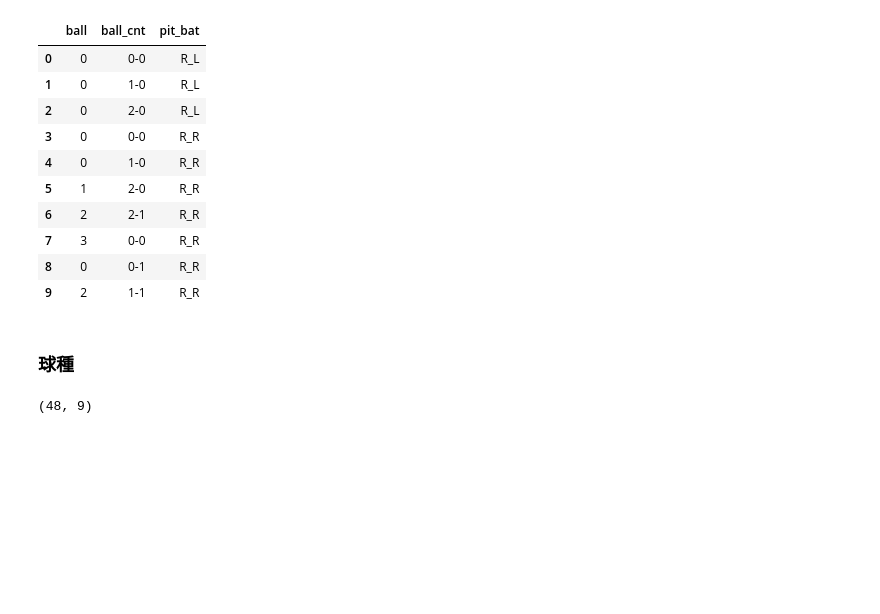
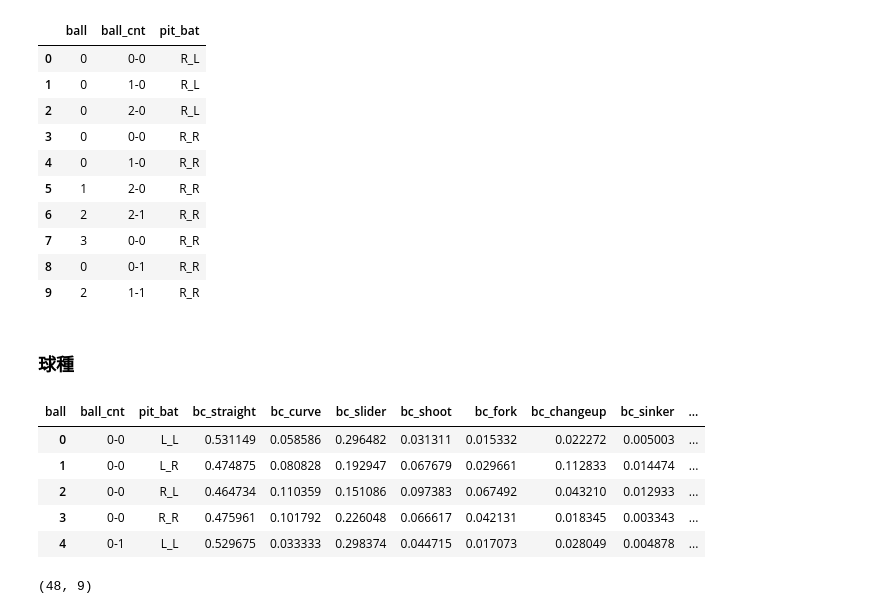
Before and after one commit to yumehara/baseball, a Jupyter notebook: Preprocess_pitch_agg.ipynb, the cells around one changed output. Cells and saved outputs as stored; diff of their text form; code cells hidden in the pictures; blank space fills up the shorter version.

```diff
--- a/Preprocess_pitch_agg.ipynb
+++ b/Preprocess_pitch_agg.ipynb
@@ -70,6 +70,15 @@ train_ball_pivot.rename(columns={
 }, inplace=True)
 # %%
 train_ball_pivot.fillna(0, inplace=True)
+# %%
+train_ball_pivot.head()
+# %% [output]
+| ball | ball_cnt | pit_bat | bc_straight | bc_curve | bc_slider | bc_shoot | bc_fork | bc_changeup | bc_sinker | ... |
+| 0 | 0-0 | L_L | 0.531149 | 0.058586 | 0.296482 | 0.031311 | 0.015332 | 0.022272 | 0.005003 | ... |
+| 1 | 0-0 | L_R | 0.474875 | 0.080828 | 0.192947 | 0.067679 | 0.029661 | 0.112833 | 0.014474 | ... |
+| 2 | 0-0 | R_L | 0.464734 | 0.110359 | 0.151086 | 0.097383 | 0.067492 | 0.043210 | 0.012933 | ... |
+| 3 | 0-0 | R_R | 0.475961 | 0.101792 | 0.226048 | 0.066617 | 0.042131 | 0.018345 | 0.003343 | ... |
+| 4 | 0-1 | L_L | 0.529675 | 0.033333 | 0.298374 | 0.044715 | 0.017073 | 0.028049 | 0.004878 | ... |
 # %%
 train_ball_pivot['bc_curve'] = train_ball_pivot['bc_curve'] / train_ball_pivot['bc_straight']
 train_ball_pivot['bc_slider'] = train_ball_pivot['bc_slider'] / train_ball_pivot['bc_straight']
```
Also changed, not shown: 7 other files.
